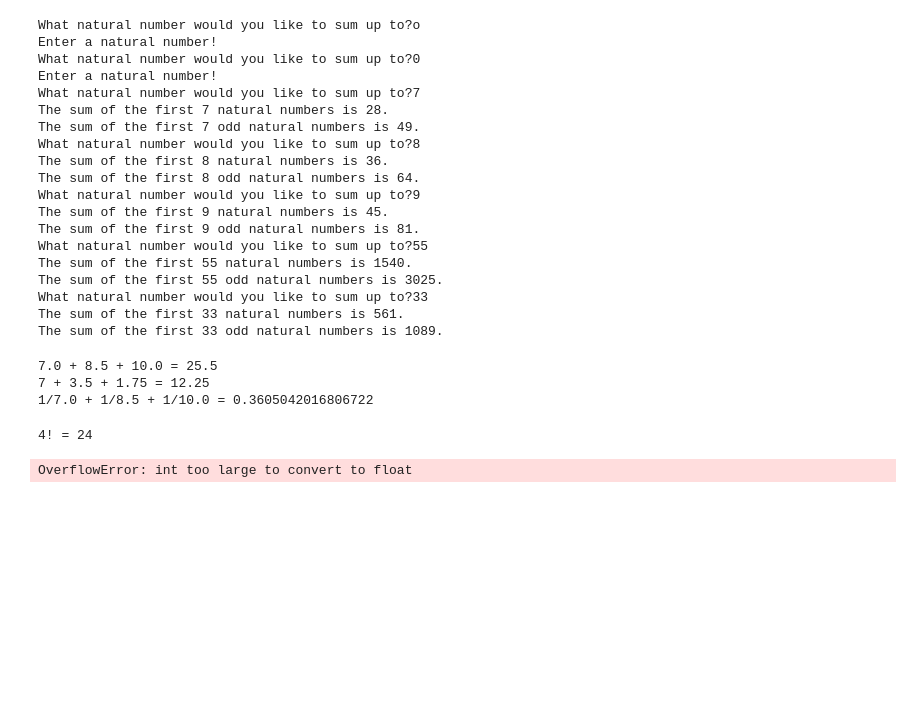
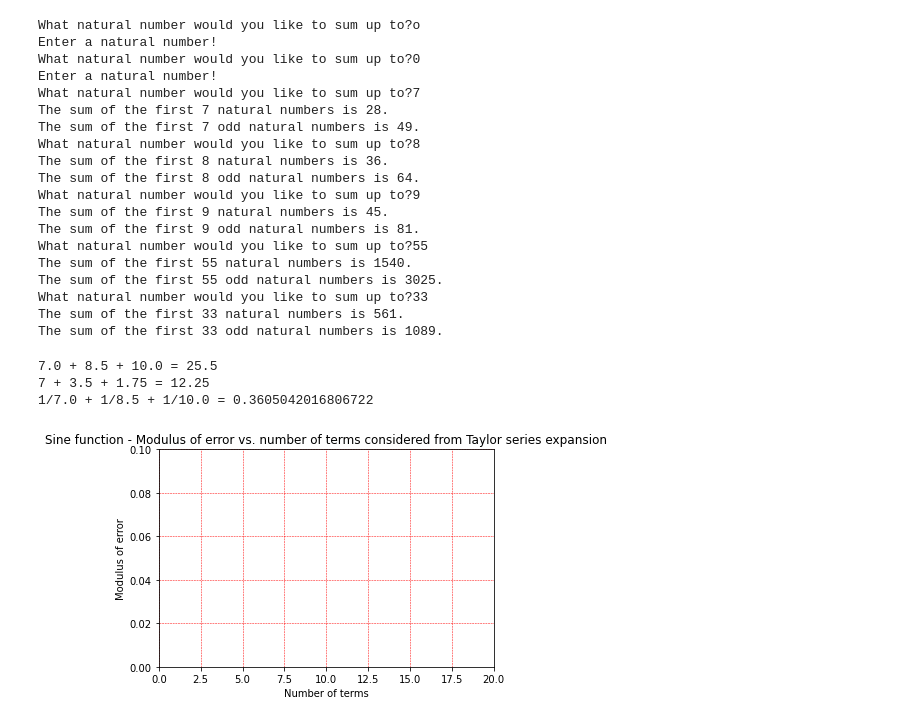
Before and after one commit to vista-vision/CP-Assignment1, a Jupyter notebook: Assignment 1.ipynb, the cells around one changed output. Drawn from its saved outputs; the diff is of its cells as text; code cells hidden in the pictures; blank space fills up the shorter version.

```diff
--- a/Assignment 1.ipynb
+++ b/Assignment 1.ipynb
@@ -120,6 +120,7 @@ def fact(N):
             n=int(N)
             if n<0:
                 print('Enter a natural number.')
+                p=1
             elif n==0:
                 return 0
             else:
@@ -138,8 +139,6 @@ if q==0:
     print('0!=0')
 else:
     print('%s! = %s' %(fact.var,q))
-# %% [output]
-4! = 24
 # %%
 #                                               Q4. sinx and exp x upto 4 accurate decimal places
 
@@ -150,13 +149,9 @@ from matplotlib import pyplot as plot
 def sin(x,n):
     sine=0
     for e in range(1,n+1):
-        sign=-1**e
-        #Convert degree input to radian:
-        pi=math.pi
-        r=x*pi/180
+        sign=((-1)**e)
         #Find the factorial and sum the series:
-        y=fact((2*e)+1)
-        sine+=(sign*(r**((2*e)+1)))/y
+        sine=sine+((sign)*((x**((2*e)+1))/(fact((2*e)+1))))
     return sine
 
 def exp(x,n):
@@ -165,8 +160,7 @@ def exp(x,n):
         #Convert degree input to radian:
         pi=math.pi
         #Find the factorial and sum the series:
-        y=fact(e)
-        exp+=(x**e)/y
+        exp=exp+((x**e)/fact(e))
     return exp
 
 #Using python functions for accurate values
@@ -185,38 +179,45 @@ def error_exp(x,n):
     error=abs(accurate_exp(x)-exp(x,n))
     return error
 
 #Plot
 def plot_sin(x,precision):
 
     Error_Modulus=[]
     Num_Terms=[]
 
+    #Convert degree input to radian.
+    pi=math.pi
+    r=x*(pi/180)
+
     k=1
-    while error_sine(x,k)>precision:
+    while error_sine(r,k)>precision:
+        Num_Terms.append(k)
         Error_Modulus.append(error_sine(x,k))
-        Num_Terms.append(k)
         k+=1
 
-    plot.plot(Num_Terms,Error_Modulus)
+    plot.plot(Num_Terms,Error_Modulus, 'bo')
+    plot.grid(color='r',ls='--',lw=0.5)
     plot.xlabel('Number of terms')
     plot.ylabel('Modulus of error')
     plot.axis([0,20,0,x/2])
-    plot.title('Sine function - Modulus of error vs. number of terms considered from Taylor series expansion')
+    plot.title('Sine - Modulus of error vs. no. of terms considered from Taylor series')
     plot.show()
 
-plot_sin(2,10**-10)
+plot_sin(0.2,10**(-1))
 
-'''
 def plot_exp(x,precision):
 
     Err_Mod=[]
     Terms_Num=[]
+
+    #Convert degree input to radian.
+    pi=math.pi
+    r=x*(pi/180)
 
     k=1
     while error_exp(x,k)>precision:
         Err_Mod.append(error_exp(x,k))
         Terms_Num.append(k)
         k+=1
-'''
 # %% [output]
-OverflowError: int too large to convert to float
+[figure, added]
```
Also changed, not shown: 2 other files.
